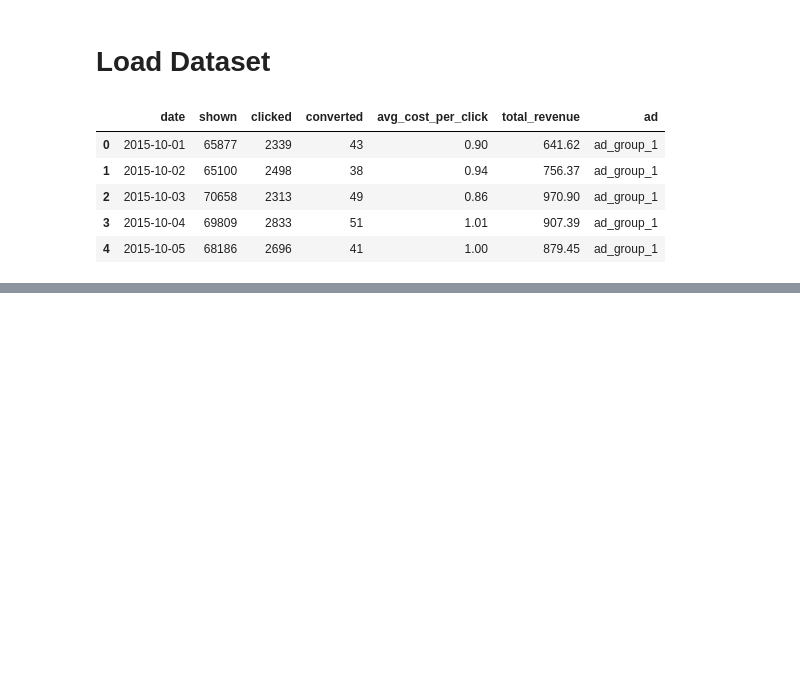
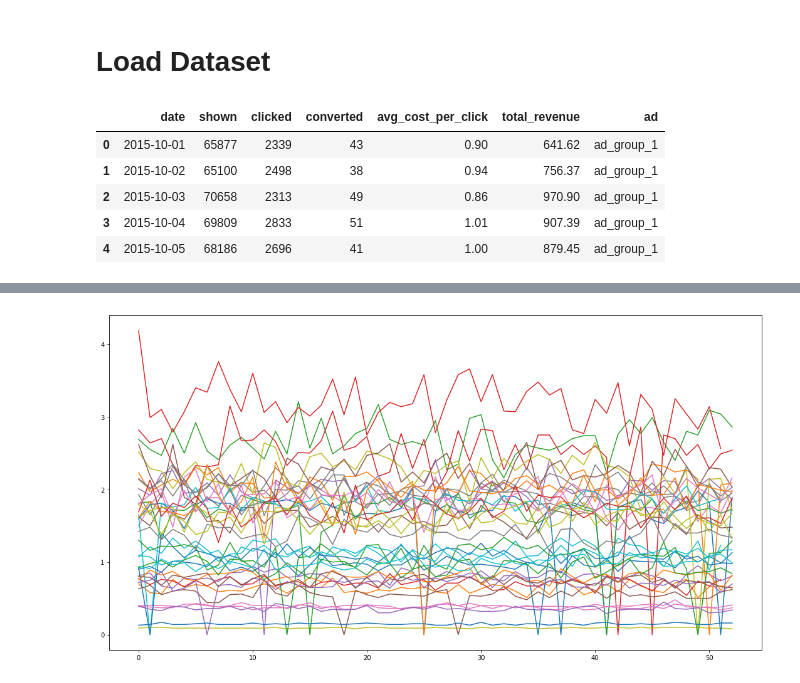
Before and after one commit to JifuZhao/DS-Take-Home, a Jupyter notebook: 20. Ads Analysis.ipynb, the cells around one changed output, grey strips where cells are left out. Drawn from its saved outputs; the diff is of its cells as text; code cells hidden in the pictures; blank space fills up the shorter version.

```diff
--- a/20. Ads Analysis.ipynb
+++ b/20. Ads Analysis.ipynb
@@ -79,0 +119,12 @@ array(['ad_group_1', 'ad_group_2', 'ad_group_3', 'ad_group_4',
+# %%
+# visualization
+fig, ax = plt.subplots(figsize=(15, 8))
+for i in range(1, 41):
+    ad_group = 'ad_group_' + str(i)
+    vals = data[data['ad'] == ad_group].sort_values(by='date')['avg_cost_per_click'].values
+    ax.plot(vals, label=ad_group)
+# ax.legend()
+plt.tight_layout()
+plt.show()
+# %% [output]
+[figure, added]
```
Also changed, not shown: parts of 17 cells of this notebook.
